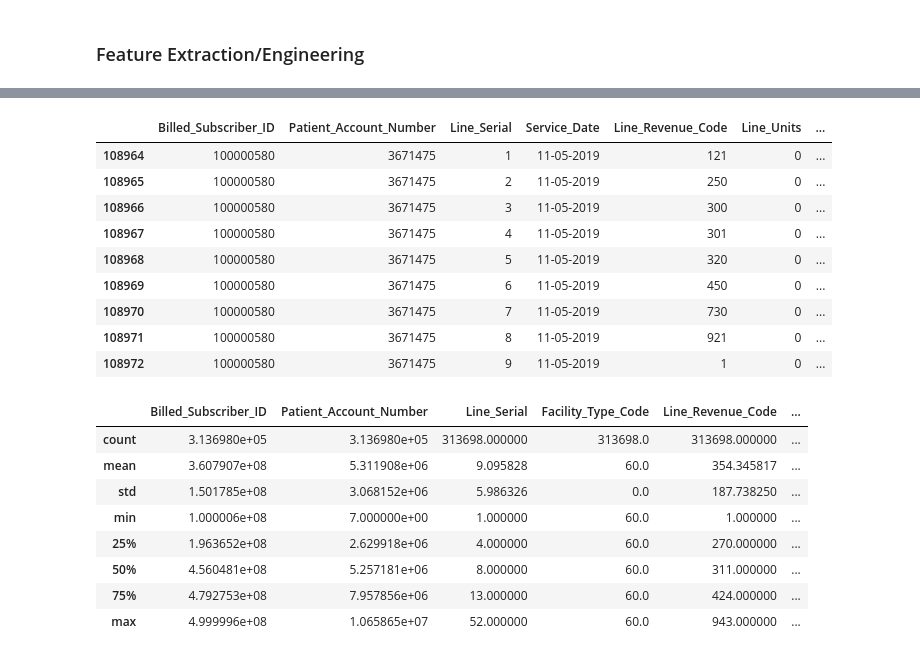
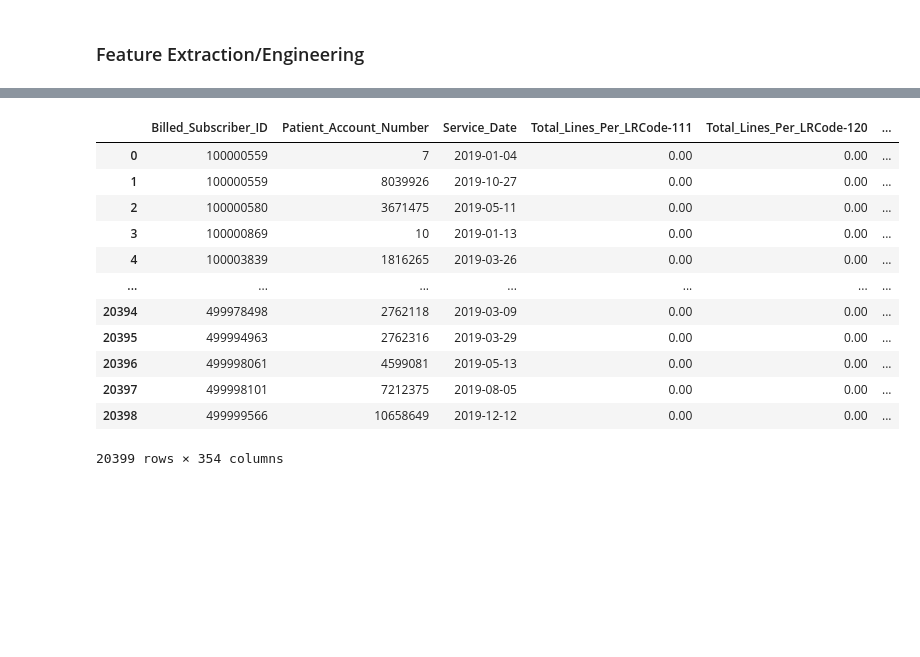
Before and after one commit to Rana-Banerjee/BloomValue, a Jupyter notebook: Bloom_Anomaly_detection.ipynb, the cells around one changed output, grey strips where cells are left out. Cells and saved outputs as stored; diff of their text form; code cells hidden in the pictures; blank space fills up the shorter version.

```diff
--- a/Bloom_Anomaly_detection.ipynb
+++ b/Bloom_Anomaly_detection.ipynb
@@ -565,0 +566,16 @@ claims_data.shape
+# %%
+for c in claims_data.columns:
+    if c in int_columns:
+        claims_data[c]=claims_data[c].astype(int)
+    elif c in float_columns:
+        claims_data[c]=claims_data[c].astype(float)
+    elif c not in date_columns:
+        claims_data[c]=claims_data[c].astype(str)
+
+for c in revenue_data.columns:
+    if c in int_columns:
+        revenue_data[c]=revenue_data[c].astype(int)
+    elif c in float_columns:
+        revenue_data[c]=revenue_data[c].astype(float)
+    elif c not in date_columns:
+        revenue_data[c]=revenue_data[c].astype(str)
@@ -571,23 +612,31 @@ claims_data.shape
 # %%
 # Revenue data feature extraction
-# At Revenue Code Level
+# Pivot data at revenue code level
 # Frequency of a Revenue code across a claim
 # Total_Units: Sum of Line_Units for each revenue code across a claim
 # Total_Amount: Sum of Line_Amount_Total for each revenue code across all lines per claim
+## Add other features as per domain inputs
 
-revenue_data.groupby([
+agg_df = revenue_data.groupby([
     'Billed_Subscriber_ID',
     'Patient_Account_Number',
     'Service_Date',
     'Line_Revenue_Code'
 ], as_index=False).agg(
     {
-        'Line_Serial' : 'count',
+        'Line_Serial' : 'size',
         'Line_Units': 'sum',
         'Line_Amount_Total': 'sum'
     }
 ).rename(columns={
-    'Line_Serial': 'Total_Count_Per_LRCode',
+    'Line_Serial': 'Total_Lines_Per_LRCode',
     'Line_Units': 'Total_Units_Per_LRCode',
     'Line_Amount_Total': 'Total_Amount_Per_LRCode'
-})
+}).reset_index()
+
+# Pivot the data
+pivot_df = agg_df.pivot(index=['Billed_Subscriber_ID','Patient_Account_Number','Service_Date'], columns='Line_Revenue_Code', values=['Total_Lines_Per_LRCode', 'Total_Units_Per_LRCode', 'Total_Amount_Per_LRCode'])
+# Flatten the MultiIndex columns
+pivot_df.columns = [f'{col[0]}-{col[1]}' for col in pivot_df.columns]
+pivot_df.reset_index(inplace=True)
+pivot_df.fillna(0, inplace=True)
@@ -627,17 +642,0 @@ revenue_data.groupby([
-# %%
-revenue_data[
-    (revenue_data['Billed_Subscriber_ID']==100000580)
-    & (revenue_data['Patient_Account_Number'] ==3671475)
-    & (revenue_data['Service_Date']=='11-05-2019')
-]
-# %% [output]
-|  | Billed_Subscriber_ID | Patient_Account_Number | Line_Serial | Service_Date | Line_Revenue_Code | Line_Units | ... |
-| 108964 | 100000580 | 3671475 | 1 | 11-05-2019 | 121 | 0 | ... |
-| 108965 | 100000580 | 3671475 | 2 | 11-05-2019 | 250 | 0 | ... |
-| 108966 | 100000580 | 3671475 | 3 | 11-05-2019 | 300 | 0 | ... |
-| 108967 | 100000580 | 3671475 | 4 | 11-05-2019 | 301 | 0 | ... |
-| 108968 | 100000580 | 3671475 | 5 | 11-05-2019 | 320 | 0 | ... |
-| 108969 | 100000580 | 3671475 | 6 | 11-05-2019 | 450 | 0 | ... |
-| 108970 | 100000580 | 3671475 | 7 | 11-05-2019 | 730 | 0 | ... |
-| 108971 | 100000580 | 3671475 | 8 | 11-05-2019 | 921 | 0 | ... |
-| 108972 | 100000580 | 3671475 | 9 | 11-05-2019 | 1 | 0 | ... |
@@ -657,13 +643,16 @@ display(HTML(merged_data.corr().to_html()))  # Correlation matrix of numerical c
-# %%
-# Display summary statistics for each dataset : Revenue
-display(HTML(revenue_data.describe().to_html()))
-# %% [output]
-|  | Billed_Subscriber_ID | Patient_Account_Number | Line_Serial | Facility_Type_Code | Line_Revenue_Code | ... |
-| count | 3.136980e+05 | 3.136980e+05 | 313698.000000 | 313698.0 | 313698.000000 | ... |
-| mean | 3.607907e+08 | 5.311908e+06 | 9.095828 | 60.0 | 354.345817 | ... |
-| std | 1.501785e+08 | 3.068152e+06 | 5.986326 | 0.0 | 187.738250 | ... |
-| min | 1.000006e+08 | 7.000000e+00 | 1.000000 | 60.0 | 1.000000 | ... |
-| 25% | 1.963652e+08 | 2.629918e+06 | 4.000000 | 60.0 | 270.000000 | ... |
-| 50% | 4.560481e+08 | 5.257181e+06 | 8.000000 | 60.0 | 311.000000 | ... |
-| 75% | 4.792753e+08 | 7.957856e+06 | 13.000000 | 60.0 | 424.000000 | ... |
-| max | 4.999996e+08 | 1.065865e+07 | 52.000000 | 60.0 | 943.000000 | ... |
+# %%
+pivot_df
+# %% [output]
+|  | Billed_Subscriber_ID | Patient_Account_Number | Service_Date | Total_Lines_Per_LRCode-111 | Total_Lines_Per_LRCode-120 | ... |
+| 0 | 100000559 | 7 | 2019-01-04 | 0.00 | 0.00 | ... |
+| 1 | 100000559 | 8039926 | 2019-10-27 | 0.00 | 0.00 | ... |
+| 2 | 100000580 | 3671475 | 2019-05-11 | 0.00 | 0.00 | ... |
+| 3 | 100000869 | 10 | 2019-01-13 | 0.00 | 0.00 | ... |
+| 4 | 100003839 | 1816265 | 2019-03-26 | 0.00 | 0.00 | ... |
+| ... | ... | ... | ... | ... | ... | ... |
+| 20394 | 499978498 | 2762118 | 2019-03-09 | 0.00 | 0.00 | ... |
+| 20395 | 499994963 | 2762316 | 2019-03-29 | 0.00 | 0.00 | ... |
+| 20396 | 499998061 | 4599081 | 2019-05-13 | 0.00 | 0.00 | ... |
+| 20397 | 499998101 | 7212375 | 2019-08-05 | 0.00 | 0.00 | ... |
+| 20398 | 499999566 | 10658649 | 2019-12-12 | 0.00 | 0.00 | ... |
+20399 rows × 354 columns
```
Also changed, not shown: parts of 18 cells of this notebook.
